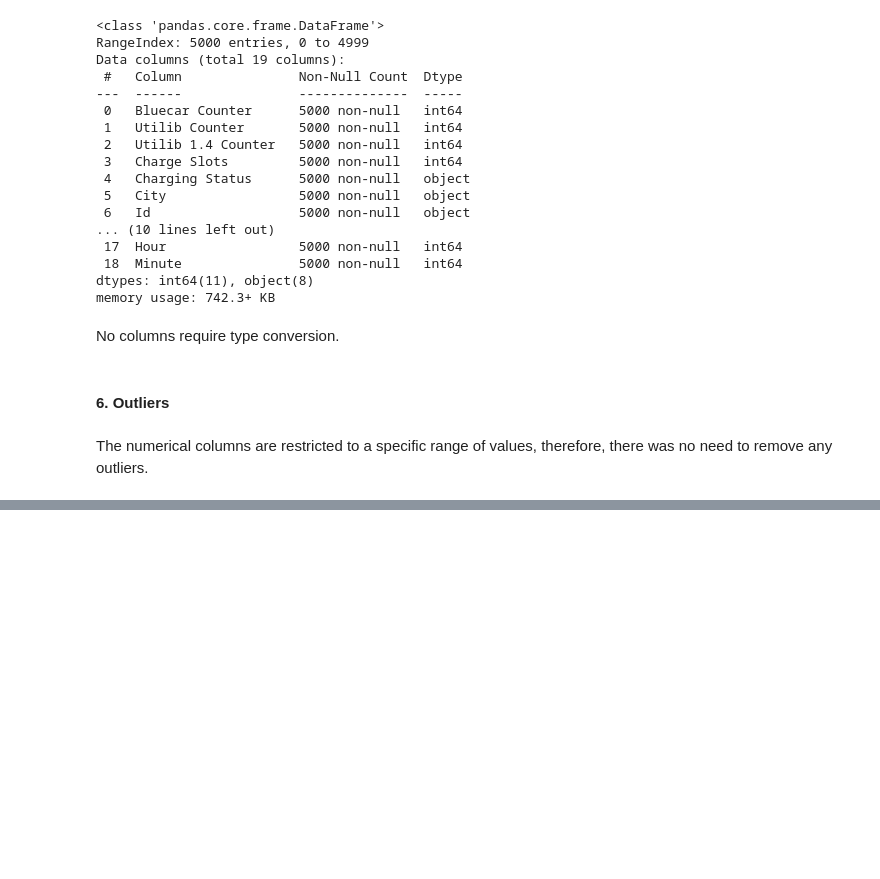
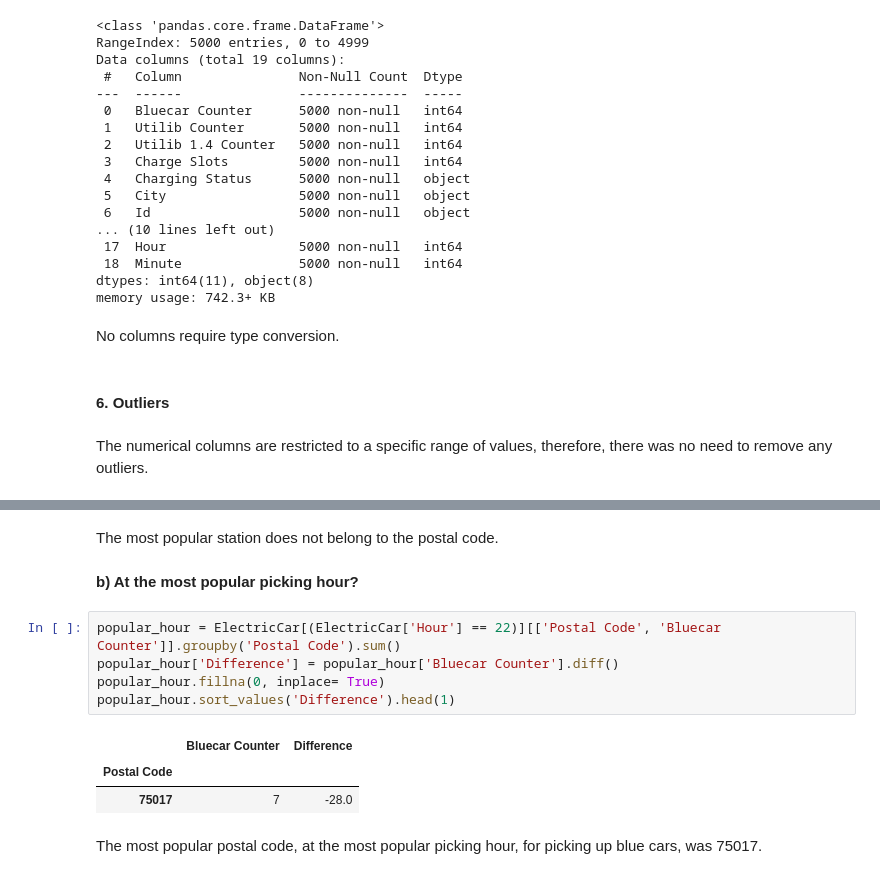
Before and after one commit to deborahmasibo/moringa_prep_week_4_ip, a Jupyter notebook: electric_vehicles_sharing_service.ipynb, the cells around one changed output, grey strips where cells are left out. Cells and saved outputs as stored; diff of their text form; blank space fills up the shorter version.

```diff
--- a/electric_vehicles_sharing_service.ipynb
+++ b/electric_vehicles_sharing_service.ipynb
@@ -324,0 +388,15 @@ The numerical columns are restricted to a specific range of values, therefore, t
+# %% [markdown]
+The most popular station does not belong to the postal code.
+# %% [markdown]
+**b) At the most popular picking hour?**
+# %%
+popular_hour = ElectricCar[(ElectricCar['Hour'] == 22)][['Postal Code', 'Bluecar Counter']].groupby('Postal Code').sum()
+popular_hour['Difference'] = popular_hour['Bluecar Counter'].diff()
+popular_hour.fillna(0, inplace= True)
+popular_hour.sort_values('Difference').head(1)
+# %% [output]
+|  | Bluecar Counter | Difference |
+| Postal Code |  |  |
+| 75017 | 7 | -28.0 |
+# %% [markdown]
+The most popular postal code, at the most popular picking hour, for picking up blue cars, was 75017.
```
Also changed, not shown: parts of 18 cells of this notebook.
